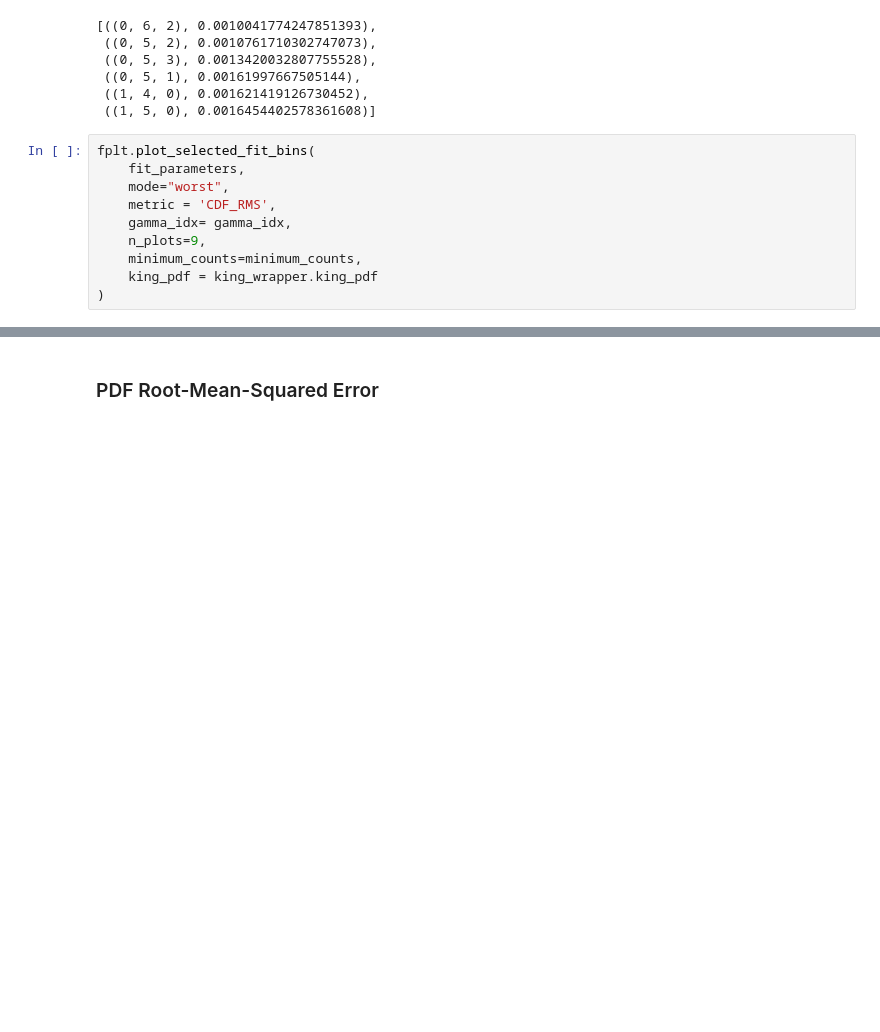
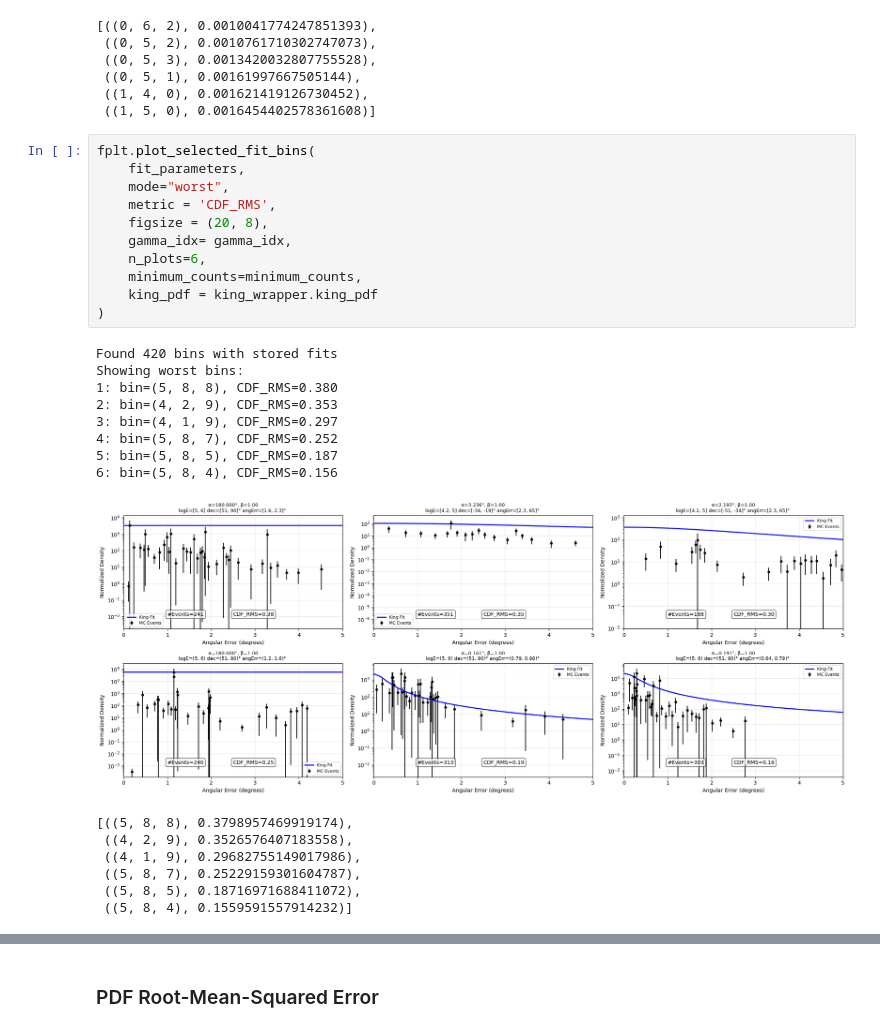
Before and after one commit to ElseSchnabele/kingmaker_fitting_parallization, a Jupyter notebook: likelihood_analysis/notebooks/setup_wrapper.ipynb, the cells around one changed output, grey strips where cells are left out. Cells and saved outputs as stored; diff of their text form; blank space fills up the shorter version.

```diff
--- a/likelihood_analysis/notebooks/setup_wrapper.ipynb
+++ b/likelihood_analysis/notebooks/setup_wrapper.ipynb
@@ -375,13 +456,30 @@ Showing best bins:
 # %%
 fplt.plot_selected_fit_bins(
     fit_parameters,
     mode="worst",
     metric = 'CDF_RMS',
+    figsize = (20, 8),
     gamma_idx= gamma_idx,
-    n_plots=9,
+    n_plots=6,
     minimum_counts=minimum_counts,
     king_pdf = king_wrapper.king_pdf
 )
+# %% [output]
+Found 420 bins with stored fits
+Showing worst bins:
+1: bin=(5, 8, 8), CDF_RMS=0.380
+2: bin=(4, 2, 9), CDF_RMS=0.353
+3: bin=(4, 1, 9), CDF_RMS=0.297
+4: bin=(5, 8, 7), CDF_RMS=0.252
+5: bin=(5, 8, 5), CDF_RMS=0.187
+6: bin=(5, 8, 4), CDF_RMS=0.156
+[figure, added]
+[((5, 8, 8), 0.3798957469919174),
+ ((4, 2, 9), 0.3526576407183558),
+ ((4, 1, 9), 0.29682755149017986),
+ ((5, 8, 7), 0.25229159301604787),
+ ((5, 8, 5), 0.18716971688411072),
+ ((5, 8, 4), 0.1559591557914232)]
 # %%
 fplt.plot_selected_fit_bins(
     fit_parameters,
```
Also changed, not shown: parts of 10 cells of this notebook, 14 other files.
